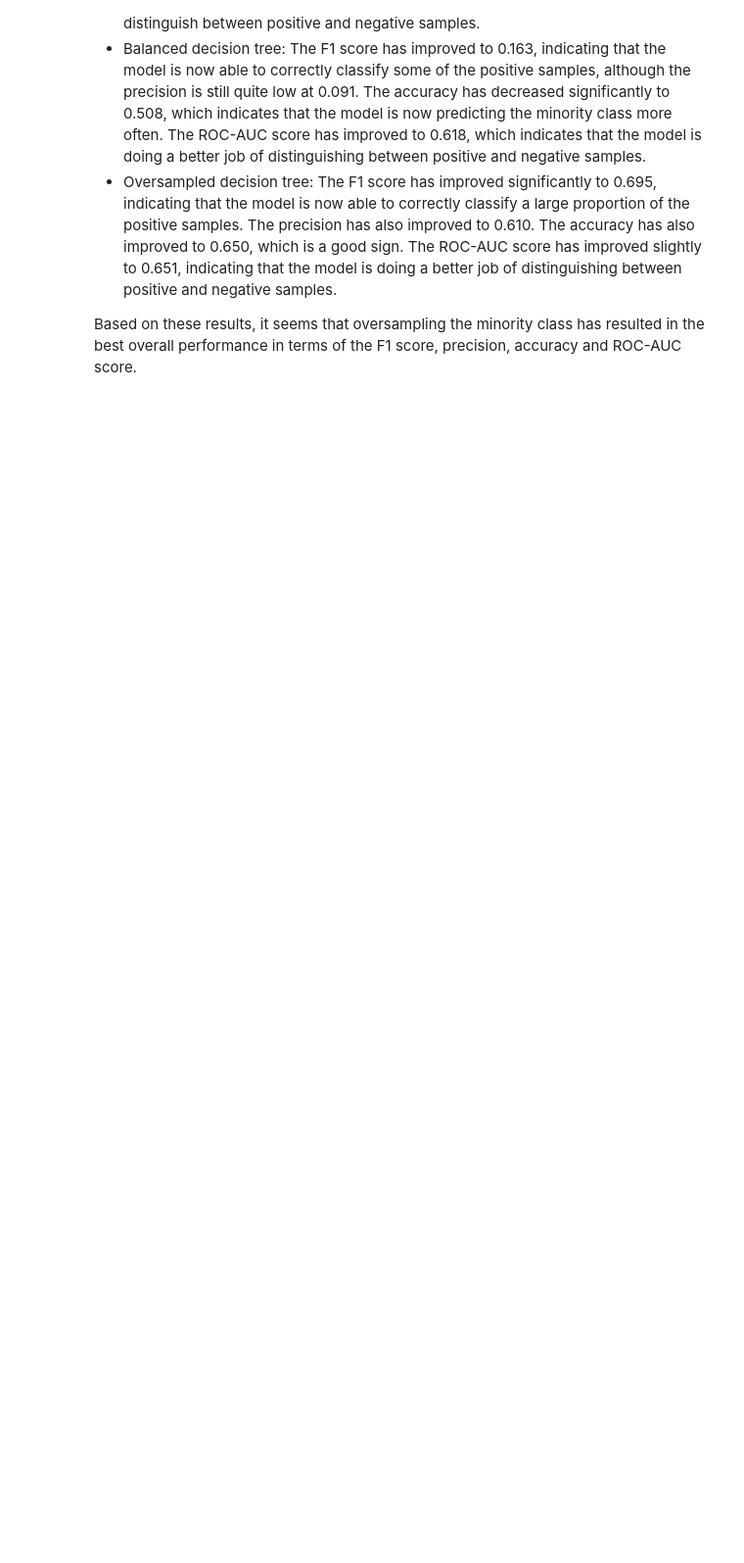
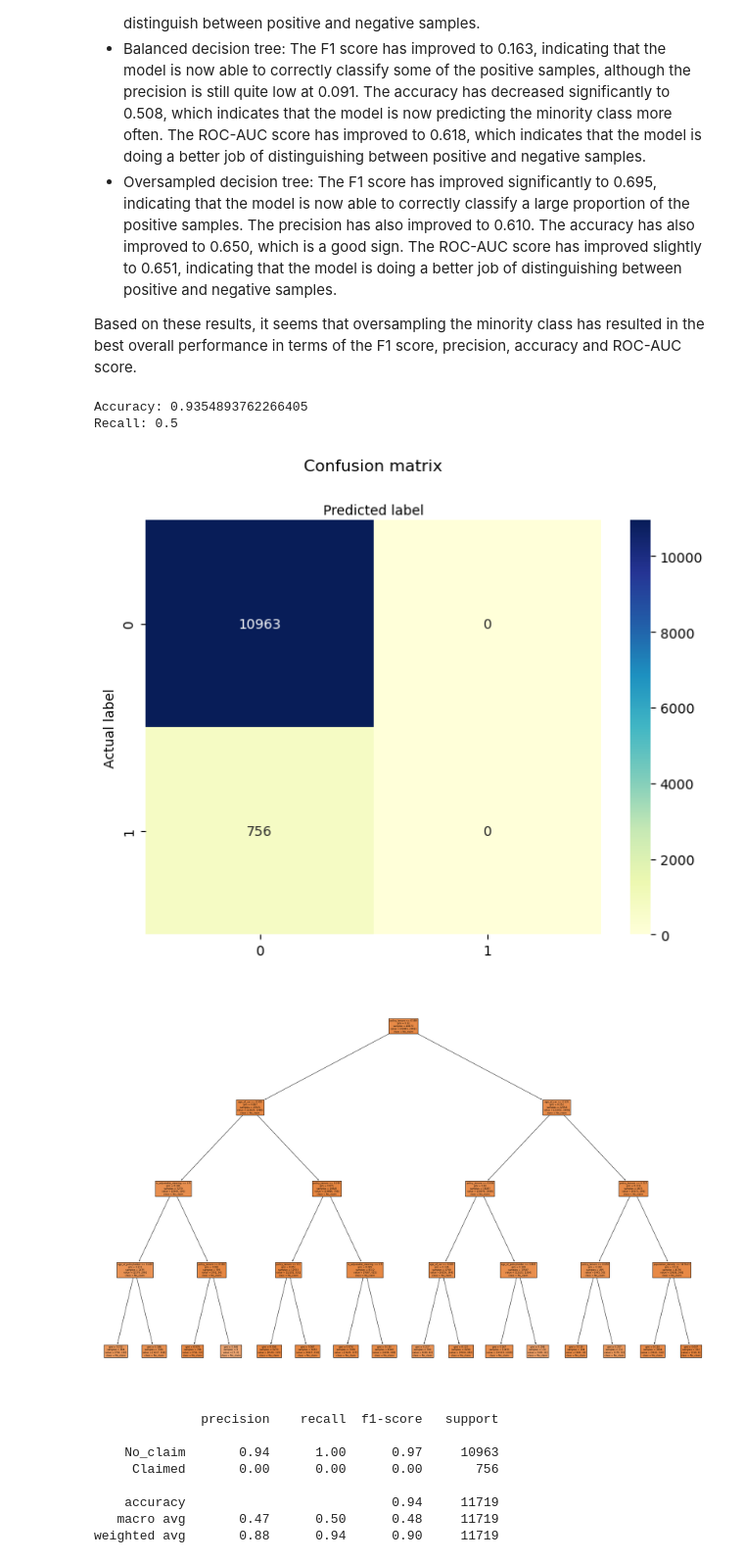
Before and after one commit to Dimedici1/Project_Car_Insurance, a Jupyter notebook: final_notebook/decision_tree.ipynb, the cells around one changed output. Shown at 98% size. Drawn from its saved outputs; the diff is of its cells as text; code cells hidden in the pictures; blank space fills up the shorter version.

```diff
--- a/final_notebook/decision_tree.ipynb
+++ b/final_notebook/decision_tree.ipynb
@@ -420,3 +420,82 @@ Looking at the results of the three different methods, we can see that:
 - Oversampled decision tree: The F1 score has improved significantly to 0.695, indicating that the model is now able to correctly classify a large proportion of the positive samples. The precision has also improved to 0.610. The accuracy has also improved to 0.650, which is a good sign. The ROC-AUC score has improved slightly to 0.651, indicating that the model is doing a better job of distinguishing between positive and negative samples.
 
 Based on these results, it seems that oversampling the minority class has resulted in the best overall performance in terms of the F1 score, precision, accuracy and ROC-AUC score.
+# %%
+from imblearn.over_sampling import SMOTE
+
+# Create a SMOTE object
+smote = SMOTE()
+
+X_train, X_test, y_train, y_test = train_test_split(X, y, test_size=0.2, random_state= 42)
+
+# Fit and transform the data
+X_oversampled, y_oversampled = smote.fit_resample(X_train, y_train) # this is the new resampled data set with equal number of classes 0 and 1
+
+# Create and fit the decision tree model
+model = DecisionTreeClassifier(random_state=42)
+scores_f1 = cross_val_score(model, X_train, y_train, scoring="f1", cv=10)
+scores_f1.mean()
+
+# Train a decision tree classifier
+clf = DecisionTreeClassifier(max_depth=4, random_state = 42)
+clf.fit(X_train, y_train)
+
+# Make predictions on the testing data
+y_pred = clf.predict(X_test)
+
+# Evaluate the accuracy of the model
+accuracy = accuracy_score(y_test, y_pred)
+print("Accuracy:", accuracy)
+
+# Evaluate the recall of the model
+recall = recall_score(y_test, y_pred, average='macro')
+print("Recall:", recall)
+
+# Calculate the confusion matrix of the model
+cm = confusion_matrix(y_test, y_pred)
+
+class_names=[0,1] # name  of classes
+fig, ax = plt.subplots()
+tick_marks = np.arange(len(class_names))
+plt.xticks(tick_marks, class_names)
+plt.yticks(tick_marks, class_names)
+
+# create heatmap
+sns.heatmap(pd.DataFrame(cm), annot=True, cmap="YlGnBu" ,fmt='g')
+ax.xaxis.set_label_position("top")
+plt.tight_layout()
+plt.title('Confusion matrix', y=1.1)
+plt.ylabel('Actual label')
+plt.xlabel('Predicted label')
+
+# Visualize the decision tree
+plt.figure(figsize=(30, 20))
+plot_tree(clf, feature_names= features, class_names=['No_claim','Claimed'], filled=True)
+plt.show()
+
+# Print the evaluation matrix
+target_names = ['No_claim','Claimed']
+print(classification_report(y_test, y_pred, target_names=target_names))
+
+results_all = {'Feature selection method': ['Oversampled decision tree'],
+        'F1 Score': [f1_score(y_test, y_pred, pos_label=1)],
+        'Accuracy': [accuracy_score(y_test, y_pred)],
+        'Precision': [precision_score(y_test, y_pred)],
+        'ROC-AUC score': [roc_auc_score(y_test, y_pred)],
+        'Recall': [recall_score(y_test, y_pred)]}
+
+df6 = pd.DataFrame(results_all)
+df6
+# %% [output]
+Accuracy: 0.9354893762266405
+Recall: 0.5
+[figure, added]
+[figure, added]
+              precision    recall  f1-score   support
+
+    No_claim       0.94      1.00      0.97     10963
+     Claimed       0.00      0.00      0.00       756
+
+    accuracy                           0.94     11719
+   macro avg       0.47      0.50      0.48     11719
+weighted avg       0.88      0.94      0.90     11719
```
Also changed, not shown: parts of 1 cell of this notebook.
